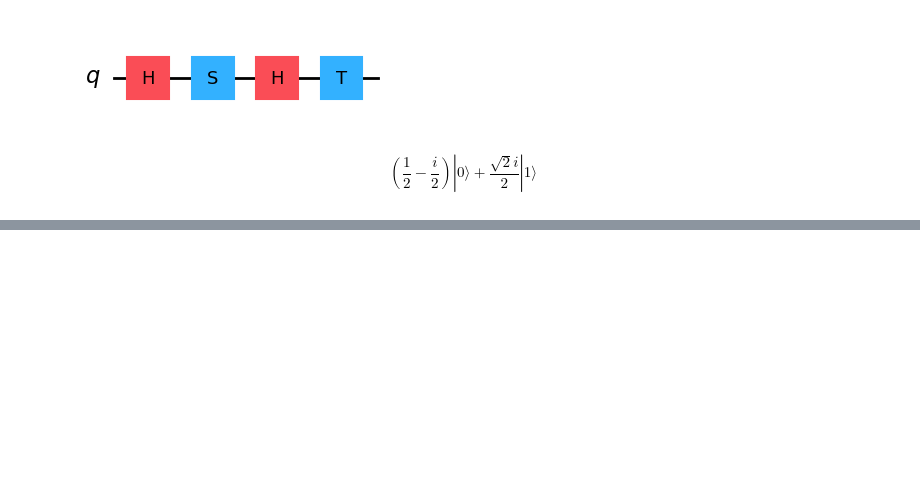
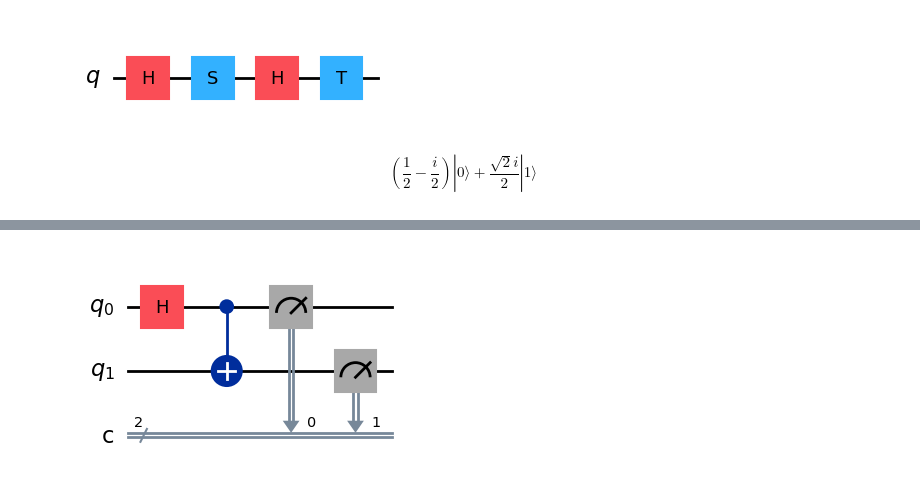
Before and after one commit to Znixz/haidezlair, a Jupyter notebook: My_playground.ipynb, the cells around one changed output, grey strips where cells are left out. Cells and saved outputs as stored; diff of their text form; code cells hidden in the pictures; blank space fills up the shorter version.

```diff
--- a/My_playground.ipynb
+++ b/My_playground.ipynb
@@ -136,0 +176,8 @@ plot_histogram(ket1_sample)
+# %%
+a = QuantumCircuit(2,2)
+a.h(0)
+a.cx(0, 1)
+a.measure((0,1), (0,1))
+display(a.draw(output = "mpl"))
+# %% [output]
+[figure, added]
```
Also changed, not shown: parts of 10 cells of this notebook.
